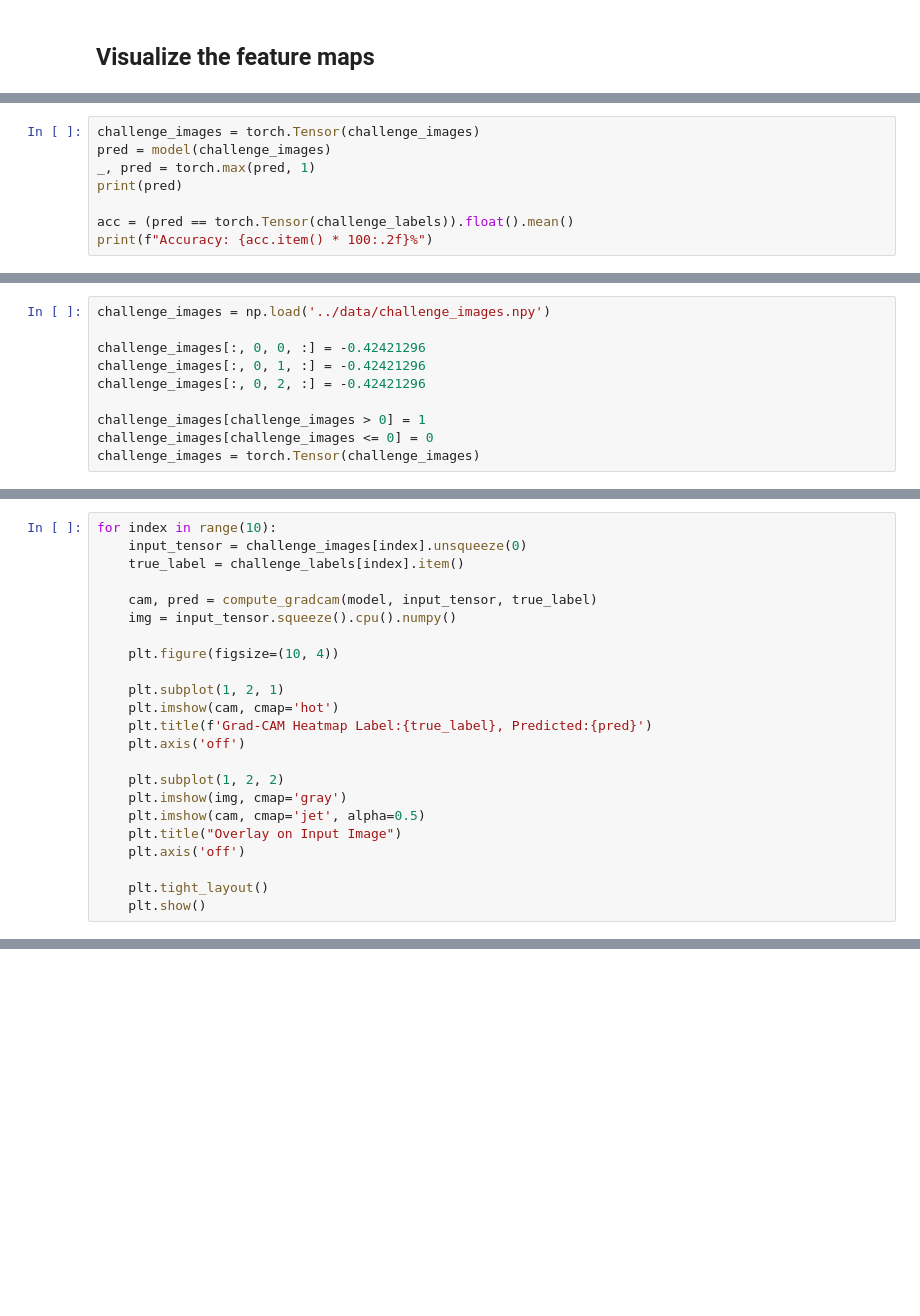
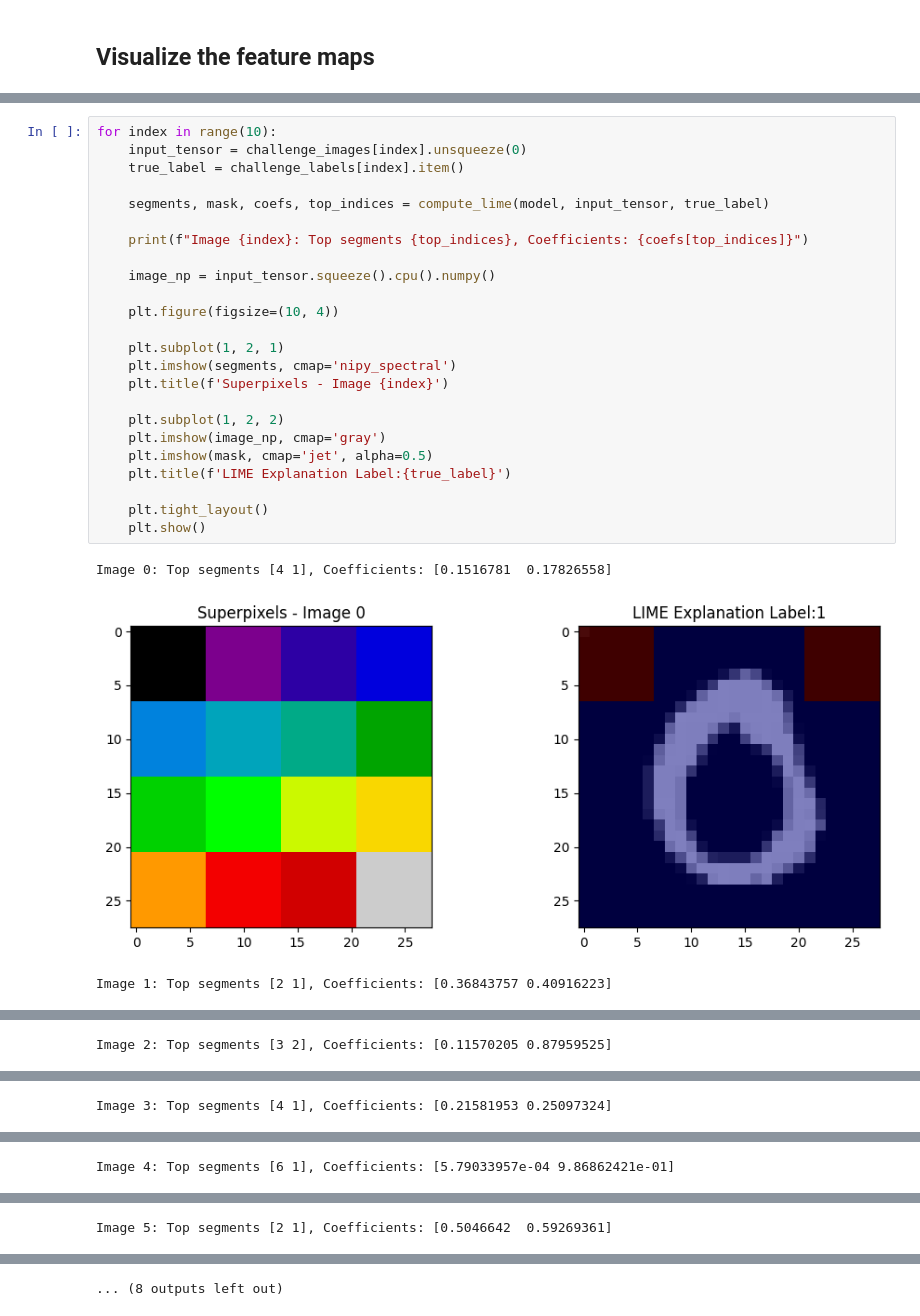
Before and after one commit to staldenhoefler/eai, a Jupyter notebook: code/mini_challenge.ipynb, the cells around one changed output, grey strips where cells are left out. Saved outputs shown, nothing was run; the diff lists cells and outputs as text; blank space fills up the shorter version.

Commit message:
Added descriptions and LIME-Method

```diff
--- a/code/mini_challenge.ipynb
+++ b/code/mini_challenge.ipynb
@@ -530,8 +498,0 @@ plt.imshow(challenge_images[0].squeeze(), cmap='gray')
-# %%
-challenge_images = torch.Tensor(challenge_images)
-pred = model(challenge_images)
-_, pred = torch.max(pred, 1)
-print(pred)
-
-acc = (pred == torch.Tensor(challenge_labels)).float().mean()
-print(f"Accuracy: {acc.item() * 100:.2f}%")
@@ -566,10 +498,0 @@ for indx in range(10):
-# %%
-challenge_images = np.load('../data/challenge_images.npy')
-
-challenge_images[:, 0, 0, :] = -0.42421296
-challenge_images[:, 0, 1, :] = -0.42421296
-challenge_images[:, 0, 2, :] = -0.42421296
-
-challenge_images[challenge_images > 0] = 1
-challenge_images[challenge_images <= 0] = 0
-challenge_images = torch.Tensor(challenge_images)
@@ -576,23 +563,28 @@ challenge_images = torch.Tensor(challenge_images)
 # %%
 for index in range(10):
     input_tensor = challenge_images[index].unsqueeze(0)
     true_label = challenge_labels[index].item()
 
-    cam, pred = compute_gradcam(model, input_tensor, true_label)
-    img = input_tensor.squeeze().cpu().numpy()
+    segments, mask, coefs, top_indices = compute_lime(model, input_tensor, true_label)
+
+    print(f"Image {index}: Top segments {top_indices}, Coefficients: {coefs[top_indices]}")
+
+    image_np = input_tensor.squeeze().cpu().numpy()
 
     plt.figure(figsize=(10, 4))
 
     plt.subplot(1, 2, 1)
-    plt.imshow(cam, cmap='hot')
-    plt.title(f'Grad-CAM Heatmap Label:{true_label}, Predicted:{pred}')
-    plt.axis('off')
+    plt.imshow(segments, cmap='nipy_spectral')
+    plt.title(f'Superpixels - Image {index}')
 
     plt.subplot(1, 2, 2)
-    plt.imshow(img, cmap='gray')
-    plt.imshow(cam, cmap='jet', alpha=0.5)
-    plt.title("Overlay on Input Image")
-    plt.axis('off')
+    plt.imshow(image_np, cmap='gray')
+    plt.imshow(mask, cmap='jet', alpha=0.5)
+    plt.title(f'LIME Explanation Label:{true_label}')
 
     plt.tight_layout()
     plt.show()
+# %% [output]
+Image 0: Top segments [4 1], Coefficients: [0.1516781  0.17826558]
+[figure, added]
+Image 1: Top segments [2 1], Coefficients: [0.36843757 0.40916223]
@@ -598,0 +592 @@ for index in range(10):
+Image 2: Top segments [3 2], Coefficients: [0.11570205 0.87959525]
@@ -598,0 +594 @@ for index in range(10):
+Image 3: Top segments [4 1], Coefficients: [0.21581953 0.25097324]
@@ -598,0 +596 @@ for index in range(10):
+Image 4: Top segments [6 1], Coefficients: [5.79033957e-04 9.86862421e-01]
@@ -598,0 +598 @@ for index in range(10):
+Image 5: Top segments [2 1], Coefficients: [0.5046642  0.59269361]
@@ -598,0 +600 @@ for index in range(10):
+... (8 outputs left out)
```
Also changed, not shown: parts of 13 cells of this notebook.
